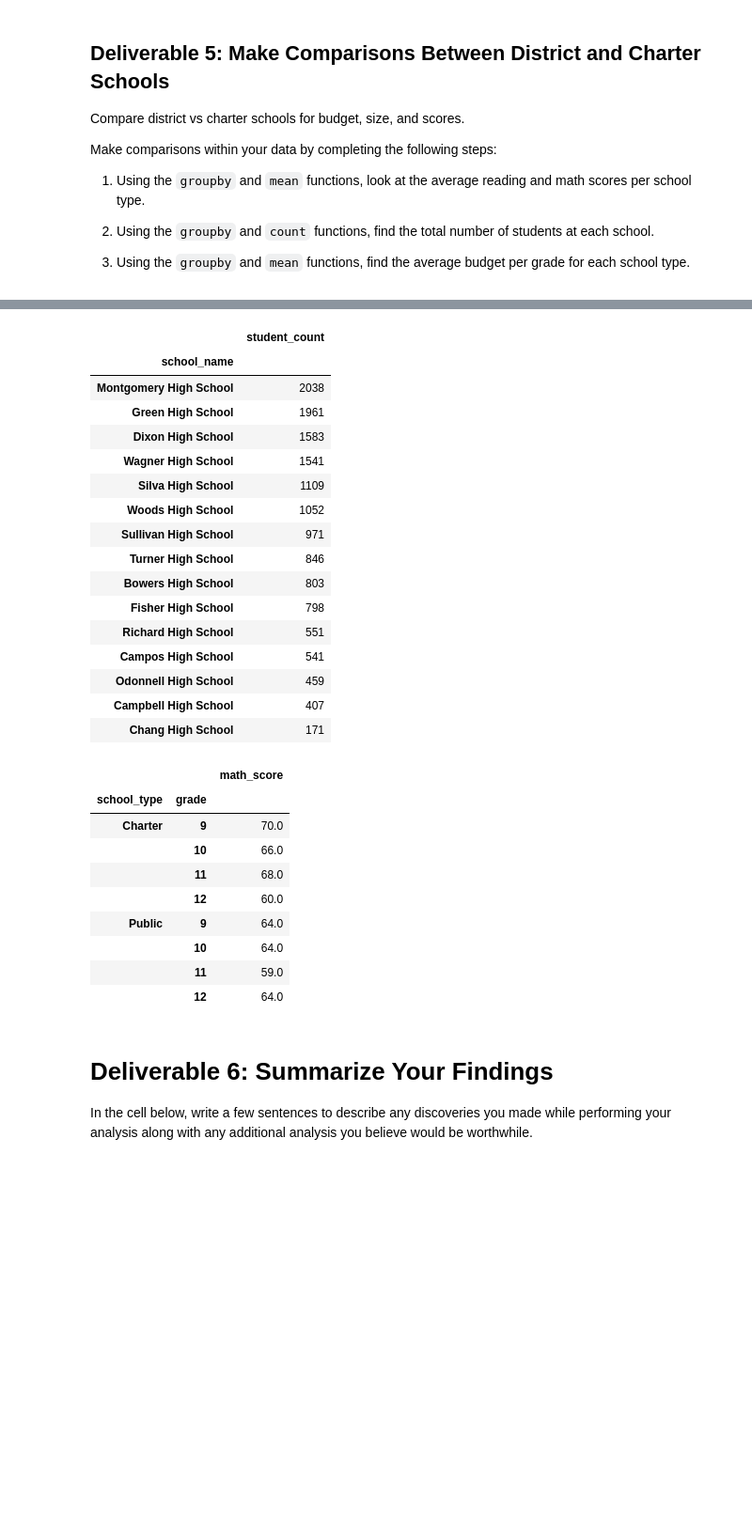
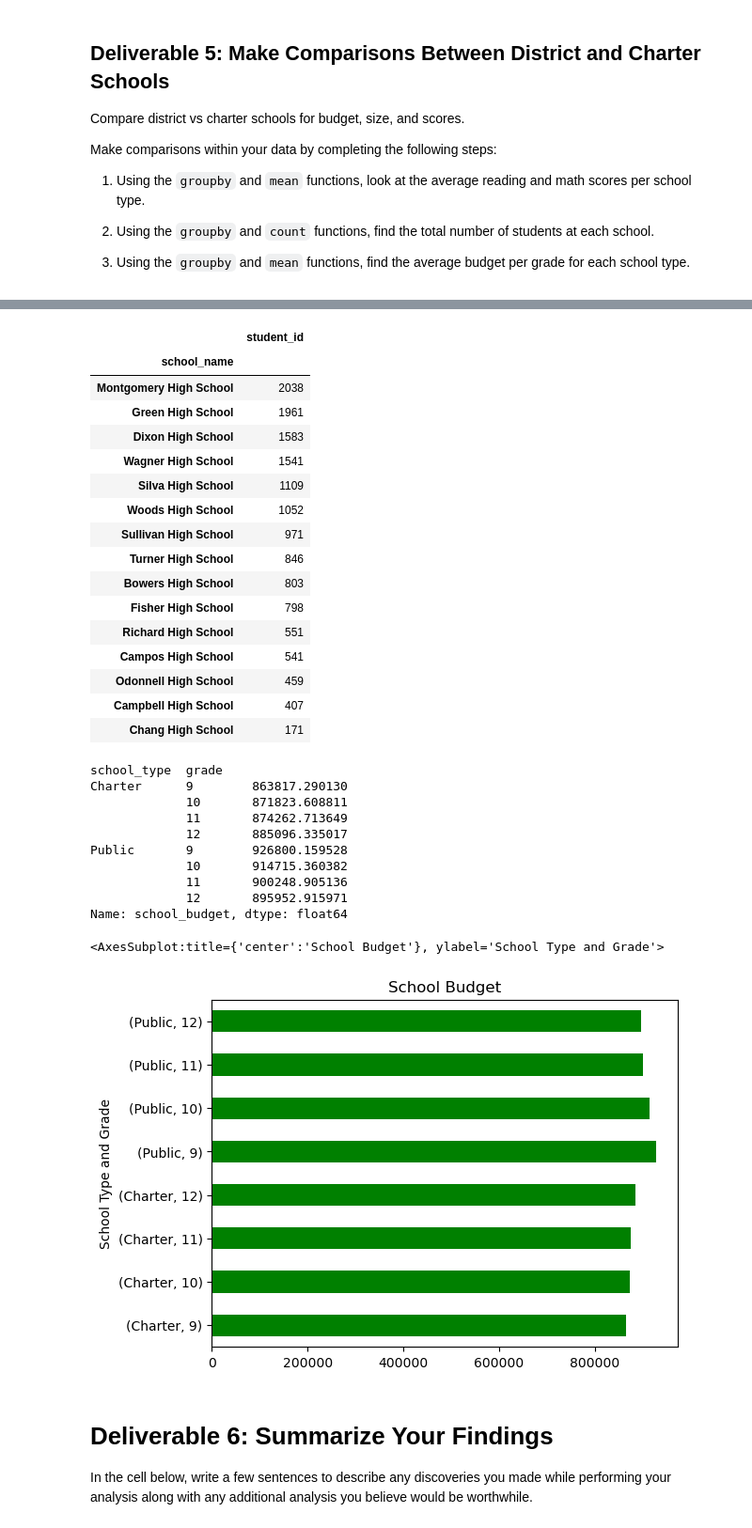
Before and after one commit to ipar2022/School_District_Analysis, a Jupyter notebook: Student_Data_Challenge_Starter_Code.ipynb, the cells around one changed output, grey strips where cells are left out. Shown: that part at 94% size. Drawn from its saved outputs; the diff is of its cells as text; code cells hidden in the pictures; blank space fills up the shorter version.

```diff
--- a/Student_Data_Challenge_Starter_Code.ipynb
+++ b/Student_Data_Challenge_Starter_Code.ipynb
@@ -287,8 +356,10 @@ Make comparisons within your data by completing the following steps:
 # %%
 # Use the `groupby`, `count`, and `sort_values` functions to find the
 # total number of students at each school and sort from most students to least students.
+student_count = student_df.groupby('school_name') [['student_id']].count()
+student_count.sort_values(by='student_id', ascending = False)
 # %% [output]
-|  | student_count |
+|  | student_id |
 | school_name |  |
 | Montgomery High School | 2038 |
 | Green High School | 1961 |
@@ -306,17 +377,26 @@ Make comparisons within your data by completing the following steps:
 | Campbell High School | 407 |
 | Chang High School | 171 |
 # %%
+# Using the groupby and mean functions, find the average budget per grade for each school type
+avg_budget = student_df.groupby(["school_type", "grade"]) ["school_budget"].mean()
+avg_budget
 # %% [output]
-|  |  | math_score |
-| school_type | grade |  |
-| Charter | 9 | 70.0 |
-|  | 10 | 66.0 |
-|  | 11 | 68.0 |
-|  | 12 | 60.0 |
-| Public | 9 | 64.0 |
-|  | 10 | 64.0 |
-|  | 11 | 59.0 |
-|  | 12 | 64.0 |
+school_type  grade
+Charter      9        863817.290130
+             10       871823.608811
+             11       874262.713649
+             12       885096.335017
+Public       9        926800.159528
+             10       914715.360382
+             11       900248.905136
+             12       895952.915971
+Name: school_budget, dtype: float64
+# %%
+avg_budget.plot(x="grade", y="school_budget", kind="barh", color = "green", xlabel="School Type and Grade",
+title="School Budget")
+# %% [output]
+<AxesSubplot:title={'center':'School Budget'}, ylabel='School Type and Grade'>
+[figure, added]
 # %% [markdown]
 # Deliverable 6: Summarize Your Findings
 In the cell below, write a few sentences to describe any discoveries you made while performing your analysis along with any additional analysis you believe would be worthwhile.
```
Also changed, not shown: parts of 23 cells of this notebook.
